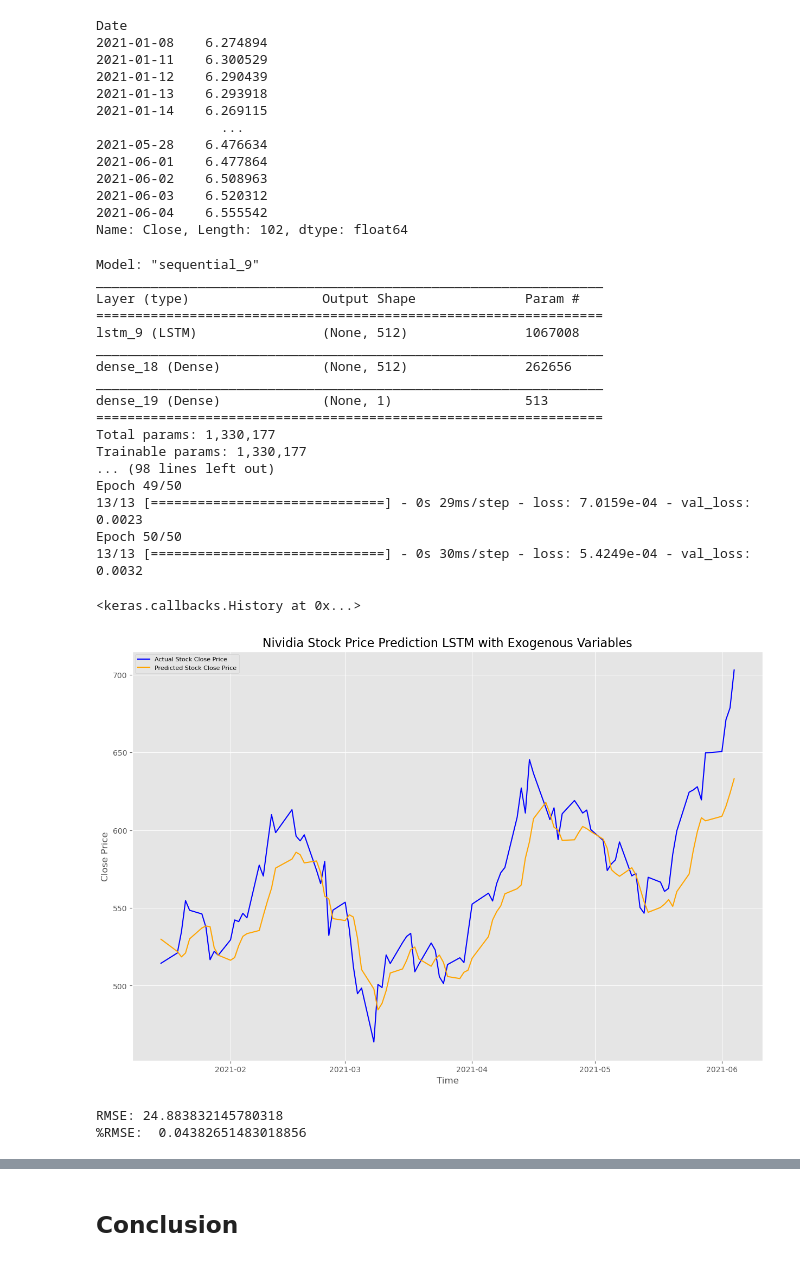
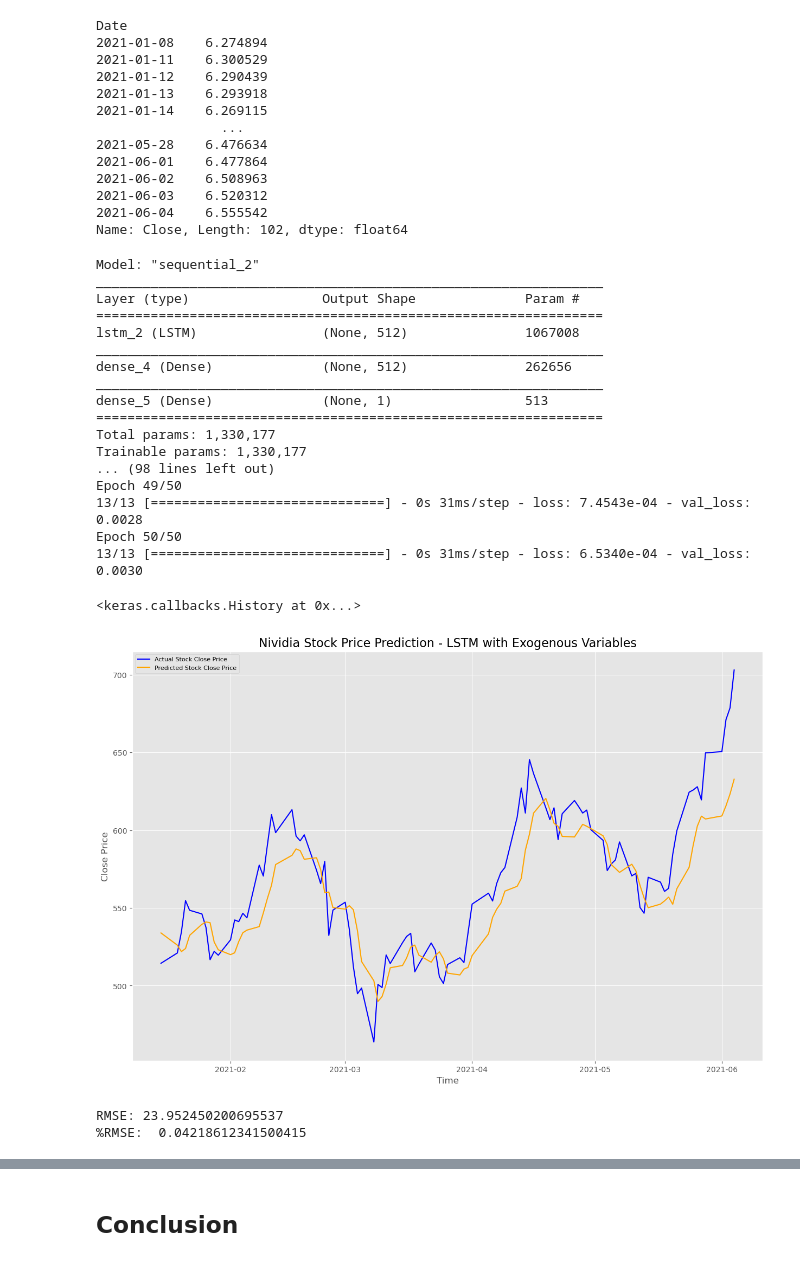
Before and after one commit to jayce7376/Nvidia_Stock_Prediction, a Jupyter notebook: Nvidia_Stock_Prediction.ipynb, the cells around one changed output, grey strips where cells are left out. Saved outputs shown, nothing was run; the diff lists cells and outputs as text; code cells hidden in the pictures.

```diff
--- a/Nvidia_Stock_Prediction.ipynb
+++ b/Nvidia_Stock_Prediction.ipynb
@@ -754,7 +687,7 @@ Name: Close, Length: 102, dtype: float64
 # %%
 nvidia['close'] = nvidia['Close']
 nvidia_droped = nvidia.drop(columns=['Close', 'trend', 'daily_change','future_same', 'future_up'])
-train, test = nvidia_droped[3:int(len(exo_df)*0.80)], nvidia_droped[int(len(exo_df)*0.80):]
+train, test = nvidia_droped[3:int(len(nvidia_droped)*0.80)], nvidia_droped[int(len(nvidia_droped)*0.80):]
 # %%
 transformer = MinMaxScaler()
 train_scaled = transformer.fit_transform(train)
@@ -790,52 +723,52 @@ model.summary()
 model.compile(loss='mean_squared_error', optimizer='adam')
 model.fit(x_train, y_train, epochs=50, validation_data=(x_test, y_test))
 # %% [output]
-Model: "sequential_9"
+Model: "sequential_2"
 _________________________________________________________________
 Layer (type)                 Output Shape              Param #
 =================================================================
-lstm_9 (LSTM)                (None, 512)               1067008
+lstm_2 (LSTM)                (None, 512)               1067008
 _________________________________________________________________
-dense_18 (Dense)             (None, 512)               262656
+dense_4 (Dense)              (None, 512)               262656
 _________________________________________________________________
-dense_19 (Dense)             (None, 1)                 513
+dense_5 (Dense)              (None, 1)                 513
 =================================================================
 Total params: 1,330,177
 Trainable params: 1,330,177
 ... (98 lines left out)
 Epoch 49/50
-13/13 [==============================] - 0s 29ms/step - loss: 7.0159e-04 - val_loss: 0.0023
+13/13 [==============================] - 0s 31ms/step - loss: 7.4543e-04 - val_loss: 0.0028
 Epoch 50/50
-13/13 [==============================] - 0s 30ms/step - loss: 5.4249e-04 - val_loss: 0.0032
+13/13 [==============================] - 0s 31ms/step - loss: 6.5340e-04 - val_loss: 0.0030
 <keras.callbacks.History at 0x...>
 # %%
 y_predicts = model.predict(x_test)
 y_predict_inv_scaled = y_predicts*(train.close.max()-train.close.min())+train.close.min()
 y_predict = []
 for predict in y_predict_inv_scaled:
     y_predict.append(predict[0])
 
 y_predict = pd.Series(y_predict, index=test_data.index[5:])
 
 
 y_test_inv_scaled = y_test*(train.close.max()-train.close.min())+train.close.min()
 y_test = []
 for predict in y_test_inv_scaled:
     y_test.append(predict[0])
 
 y_test = pd.Series(y_test, index=test_data.index[5:])
 
 plt.figure(figsize=(15,10), dpi=100)
 plt.plot(y_test, color = 'blue', label='Actual Stock Close Price')
 plt.plot(y_predict, color = 'orange',label='Predicted Stock Close Price')
-plt.title('Nividia Stock Price Prediction LSTM with Exogenous Variables', fontsize=16)
+plt.title('Nividia Stock Price Prediction - LSTM with Exogenous Variables', fontsize=16)
 plt.xlabel('Time')
 plt.ylabel('Close Price')
 plt.legend(loc='upper left', fontsize=8)
-plt.savefig('./images/ARIMA_exo_prediction_result.png')
+plt.savefig('./images/LSTM_result.png')
 plt.show()
 # %% [output]
-[figure, old version]
+[figure, new version]
 # %%
 MSE = np.square(np.subtract(y_test,y_predict)).mean()
 
@@ -843,5 +776,5 @@ RMSE = math.sqrt(MSE)
 print(f'RMSE: {RMSE}')
 print("%RMSE: ", RMSE/y_test.mean())
 # %% [output]
-RMSE: 24.883832145780318
-%RMSE:  0.04382651483018856
+RMSE: 23.952450200695537
+%RMSE:  0.04218612341500415
```
Also changed, not shown: parts of 24 cells of this notebook, 4 other files.
